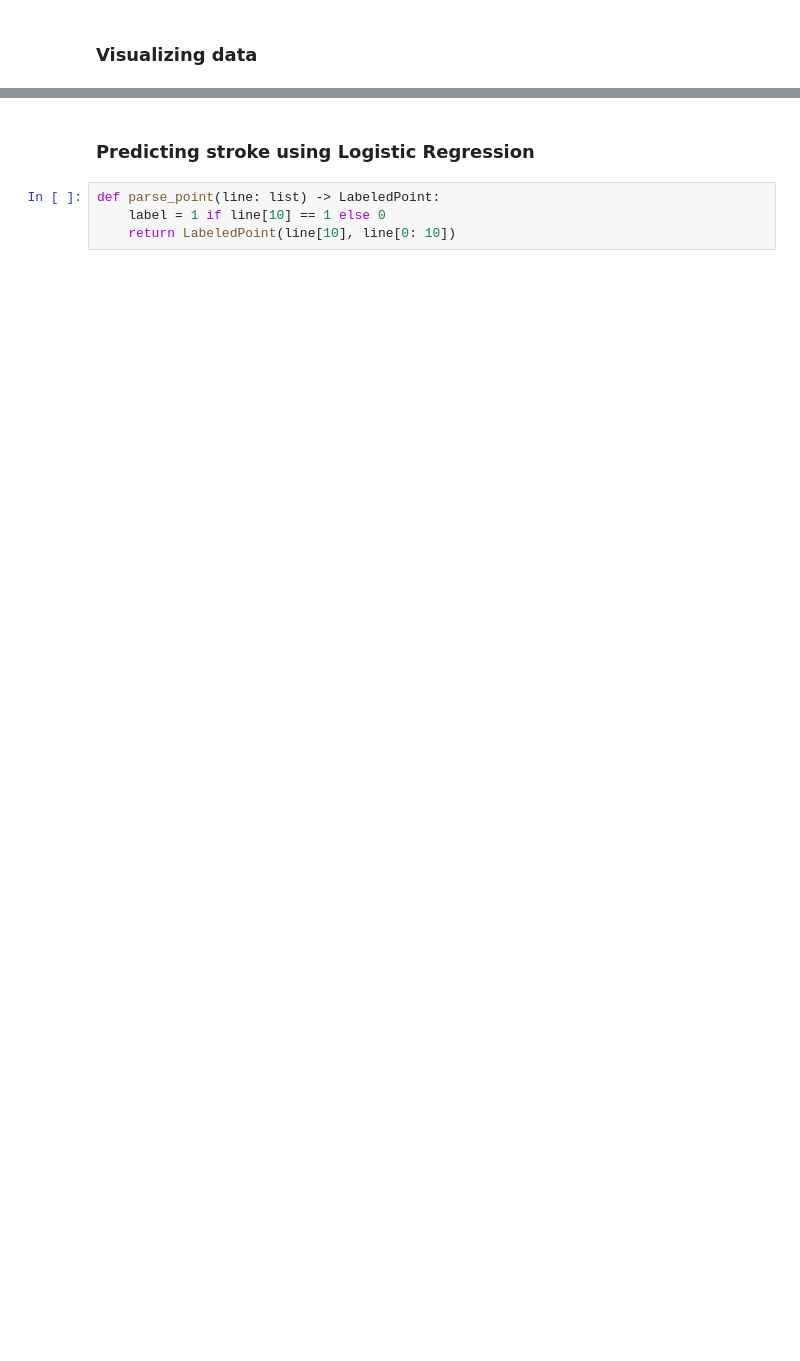
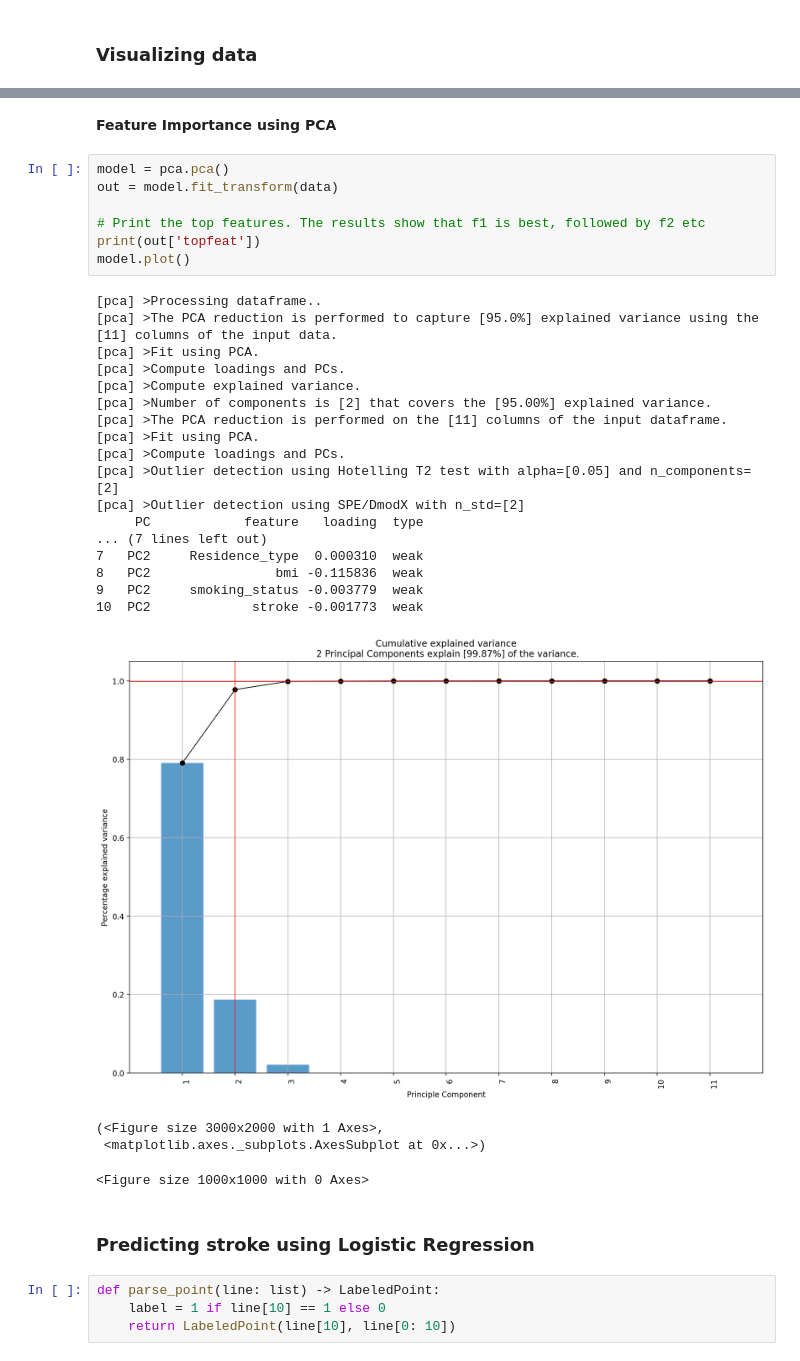
Before and after one commit to maldoam/mllib-stroke-prediction, a Jupyter notebook: notebooks_jupyter_test_pyspark.ipynb, the cells around one changed output, grey strips where cells are left out. Drawn from its saved outputs; the diff is of its cells as text; blank space fills up the shorter version.

```diff
--- a/notebooks_jupyter_test_pyspark.ipynb
+++ b/notebooks_jupyter_test_pyspark.ipynb
@@ -101,3 +159,34 @@ Text(0.5, 1.0, 'Stroke counts')
+# %% [markdown]
+**Feature Importance using PCA**
+# %%
+model = pca.pca()
+out = model.fit_transform(data)
+
+# Print the top features. The results show that f1 is best, followed by f2 etc
+print(out['topfeat'])
+model.plot()
+# %% [output]
+[pca] >Processing dataframe..
+[pca] >The PCA reduction is performed to capture [95.0%] explained variance using the [11] columns of the input data.
+[pca] >Fit using PCA.
+[pca] >Compute loadings and PCs.
+[pca] >Compute explained variance.
+[pca] >Number of components is [2] that covers the [95.00%] explained variance.
+[pca] >The PCA reduction is performed on the [11] columns of the input dataframe.
+[pca] >Fit using PCA.
+[pca] >Compute loadings and PCs.
+[pca] >Outlier detection using Hotelling T2 test with alpha=[0.05] and n_components=[2]
+[pca] >Outlier detection using SPE/DmodX with n_std=[2]
+     PC            feature   loading  type
+... (7 lines left out)
+7   PC2     Residence_type  0.000310  weak
+8   PC2                bmi -0.115836  weak
+9   PC2     smoking_status -0.003779  weak
+10  PC2             stroke -0.001773  weak
+[figure, added]
+(<Figure size 3000x2000 with 1 Axes>,
+ <matplotlib.axes._subplots.AxesSubplot at 0x...>)
+<Figure size 1000x1000 with 0 Axes>
 # %% [markdown]
 ### Predicting stroke using Logistic Regression
 # %%
```
Also changed, not shown: parts of 14 cells of this notebook.
